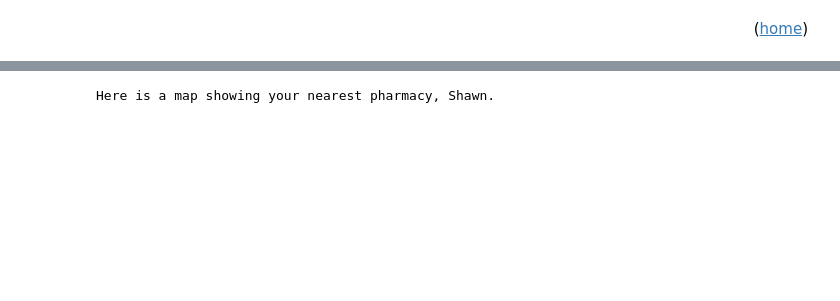
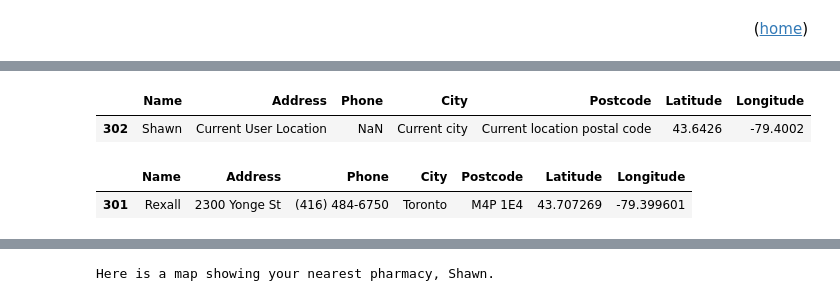
Before and after one commit to shawnsyms/revival-survival, a Jupyter notebook: revival_equals_survival.ipynb, the cells around one changed output, grey strips where cells are left out. Saved outputs shown, nothing was run; the diff lists cells and outputs as text; code cells hidden in the pictures; blank space fills up the shorter version.

```diff
--- a/revival_equals_survival.ipynb
+++ b/revival_equals_survival.ipynb
@@ -407,0 +410,12 @@ Identifying your location, Shawn. Your closest pharmacy is Rexall, located at 47
+# %%
+if user_choice == '1':
+    df = pd.read_csv('csv/locator/official_toronto_pharmacy_roster.csv')
+    locator_type = "pharmacy"
+elif user_choice == '2':
+    df = pd.read_csv('csv/locator/toronto-raam_clinic_locations.csv')
+    locator_type = "Rapid Access to Addiction Medicine clinic"
+elif user_choice == '3':
+    df = pd.read_csv('csv/locator/toronto-safe_site_locations.csv')
+    locator_type = 'safer injection facility'
+else:
+    df = pd.read_csv('csv/locator/official_toronto_pharmacy_roster.csv')
@@ -407,0 +498,10 @@ Identifying your location, Shawn. Your closest pharmacy is Rexall, located at 47
+# %%
+user_observation
+# %% [output]
+|  | Name | Address | Phone | City | Postcode | Latitude | Longitude |
+| 302 | Shawn | Current User Location | NaN | Current city | Current location postal code | 43.6426 | -79.4002 |
+# %%
+previous_observation
+# %% [output]
+|  | Name | Address | Phone | City | Postcode | Latitude | Longitude |
+| 301 | Rexall | 2300 Yonge St | (416) 484-6750 | Toronto | M4P 1E4 | 43.707269 | -79.399601 |
```
Also changed, not shown: parts of 69 cells of this notebook, 11 other files.
